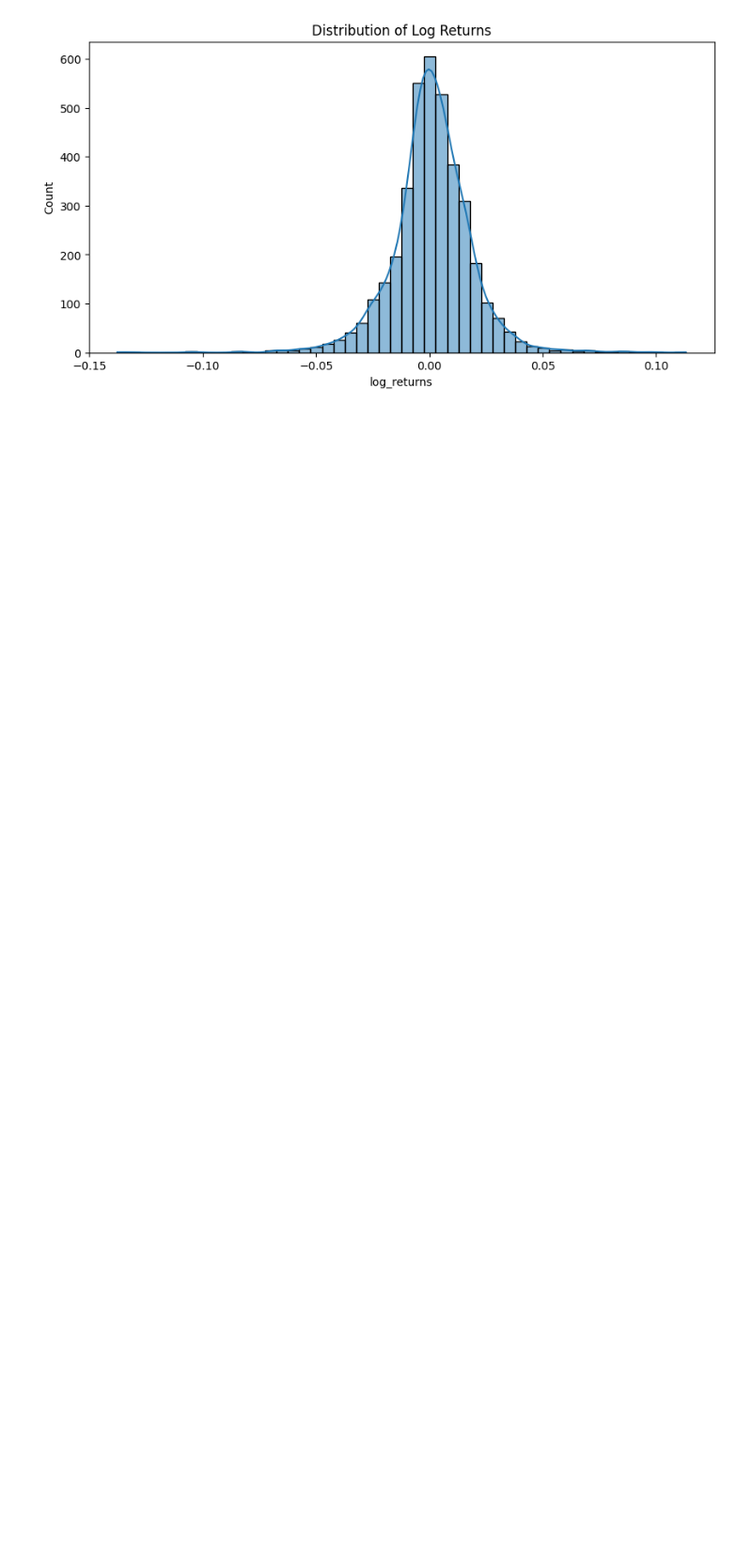
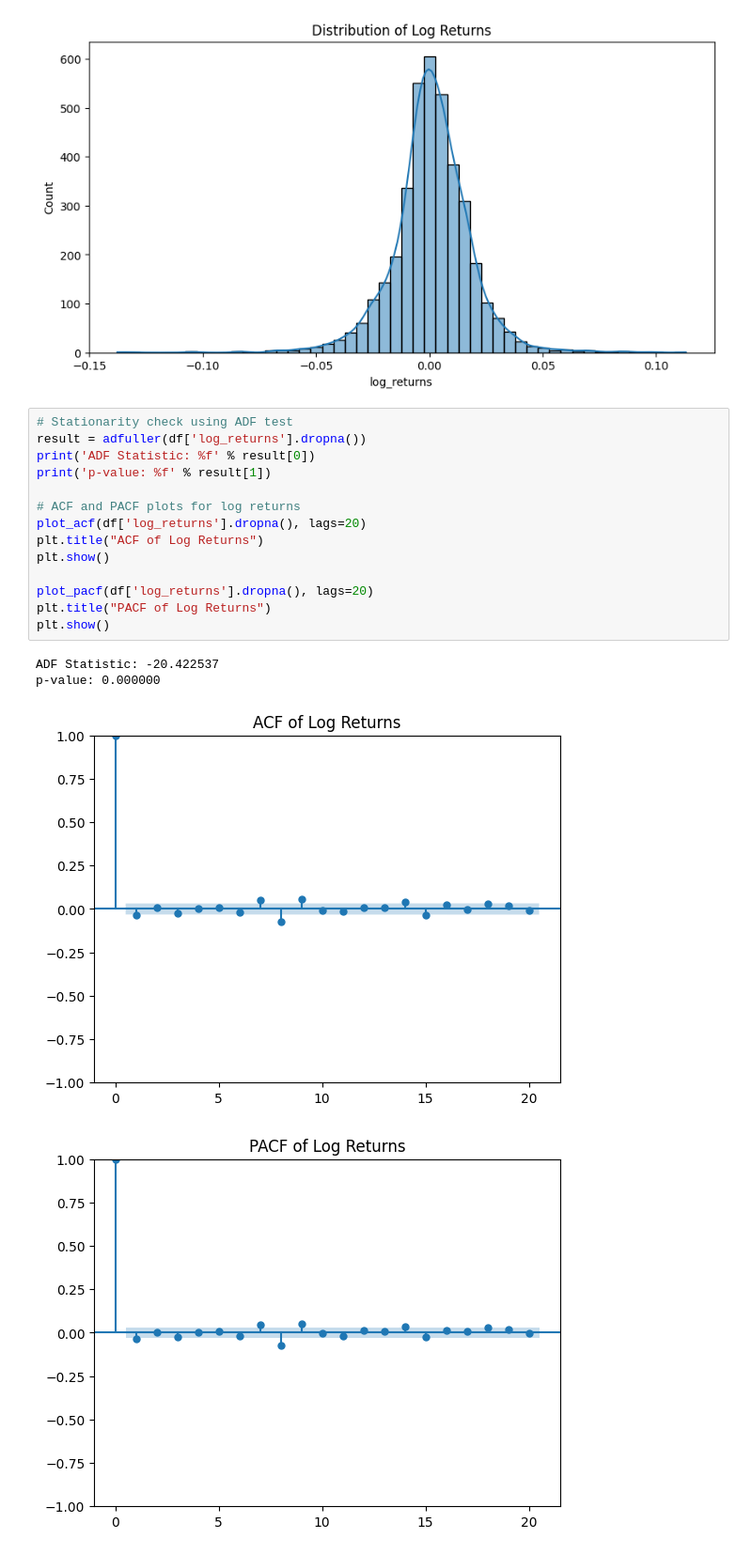
Before and after one commit to jamesh46/Verition-intern-mock, a Jupyter notebook: research/volatility_modelling.ipynb, the cells around one changed output. Shown: that part at 94% size. Cells and saved outputs as stored; diff of their text form; blank space fills up the shorter version.

```diff
--- a/research/volatility_modelling.ipynb
+++ b/research/volatility_modelling.ipynb
@@ -54,3 +51,22 @@ plt.show()
 [figure]
 [figure]
 [figure]
+# %%
+# Stationarity check using ADF test
+result = adfuller(df['log_returns'].dropna())
+print('ADF Statistic: %f' % result[0])
+print('p-value: %f' % result[1])
+
+# ACF and PACF plots for log returns
+plot_acf(df['log_returns'].dropna(), lags=20)
+plt.title("ACF of Log Returns")
+plt.show()
+
+plot_pacf(df['log_returns'].dropna(), lags=20)
+plt.title("PACF of Log Returns")
+plt.show()
+# %% [output]
+ADF Statistic: -20.422537
+p-value: 0.000000
+[figure, added]
+[figure, added]
```
Also changed, not shown: parts of 6 cells of this notebook.
